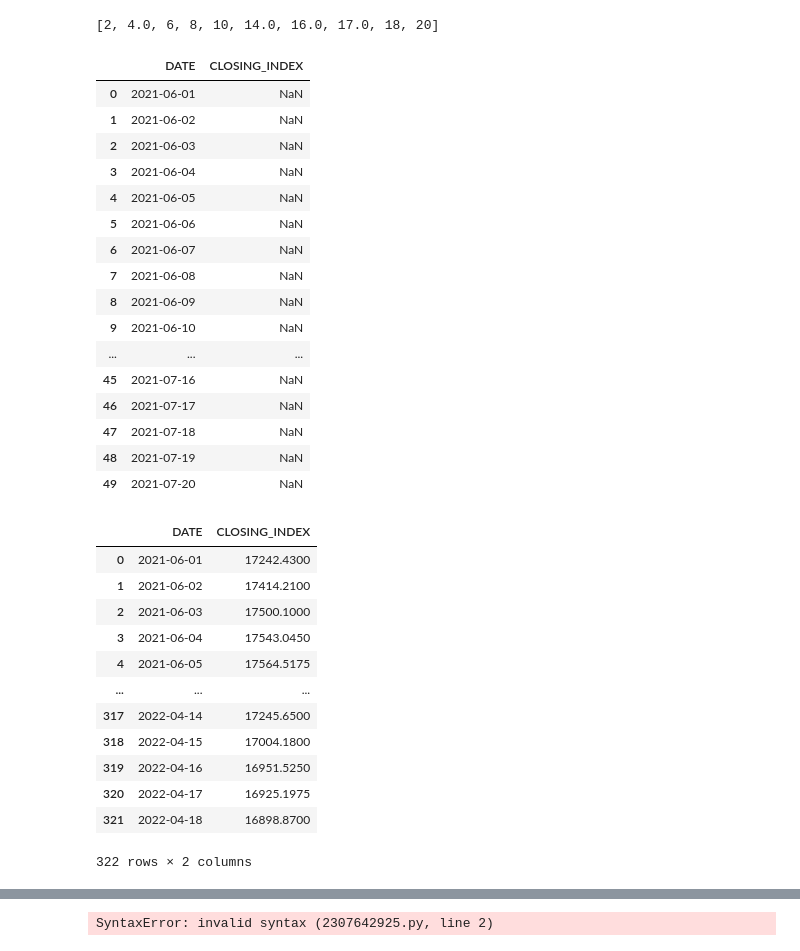
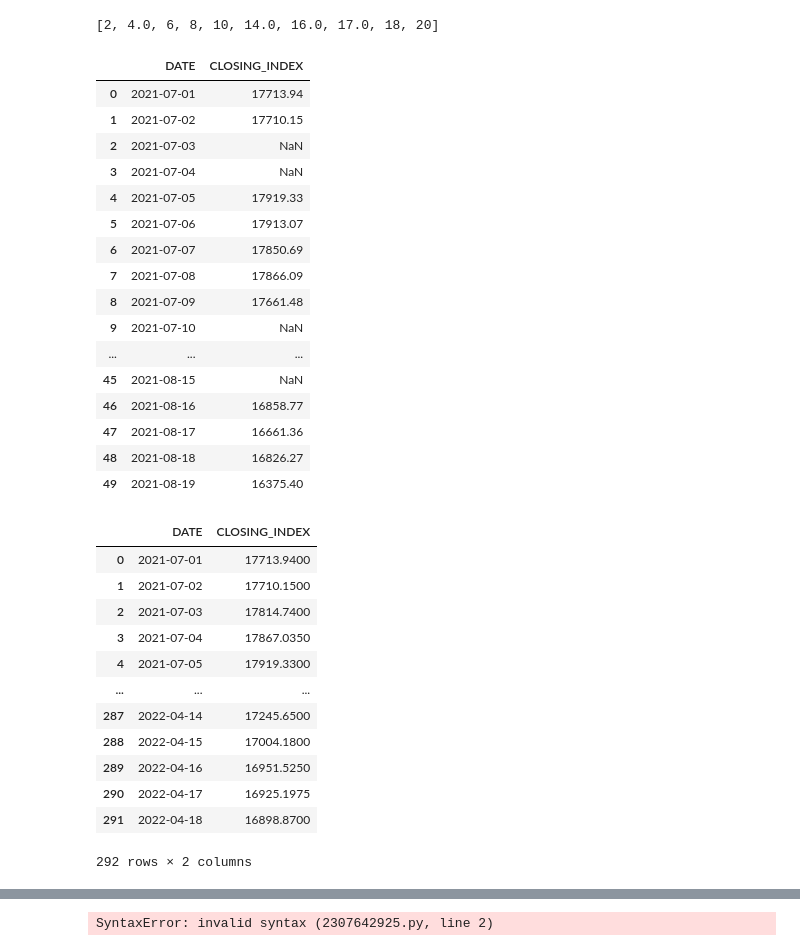
Before and after one commit to tlyu0419/Stock-Prediction-Using-Facebook-Sentiment-with-Python, a Jupyter notebook: 03_Stock_Price.ipynb, the cells around one changed output, grey strips where cells are left out. Saved outputs shown, nothing was run; the diff lists cells and outputs as text; code cells hidden in the pictures.

```diff
--- a/03_Stock_Price.ipynb
+++ b/03_Stock_Price.ipynb
@@ -17,7 +17,7 @@ rs = requests.Session()
 headers={'Referer': 'https://www.twse.com.tw/zh/',
          'headers':'User-Agent: Mozilla/5.0 (Windows NT 10.0; Win64; x64) AppleWebKit/537.36 (KHTML, like Gecko) Chrome/100.0.4896.75 Safari/537.36 Edg/100.0.1185.39'}
 
-for date in pd.date_range('2021-12-01', '2022-04-01', freq='MS'):
+for date in pd.date_range('2021-07-01', '2022-04-01', freq='MS'):
     url = 'https://www.twse.com.tw/en/indicesReport/MI_5MINS_HIST?response=json&date={}'.format(date.strftime('%Y%m%d'))
     print(url)
     resp = rs.get(url, headers=headers)
@@ -132,29 +137,29 @@ closings
 [2, 4.0, 6, 8, 10, 14.0, 16.0, 17.0, 18, 20]
 # %%
 ## 如何處理遺漏值 - 週末、假日...
-stock_price = pd.DataFrame(pd.date_range('2021-06-01', '2022-04-18', freq='D'), columns=['DATE'])
+stock_price = pd.DataFrame(pd.date_range('2021-07-01', '2022-04-18', freq='D'), columns=['DATE'])
 stock_price = pd.merge(stock_price, df[['DATE', 'CLOSING_INDEX']], how='left', on='DATE')
 stock_price.head(50)
 # %% [output]
 |  | DATE | CLOSING_INDEX |
-| 0 | 2021-06-01 | NaN |
-| 1 | 2021-06-02 | NaN |
-| 2 | 2021-06-03 | NaN |
-| 3 | 2021-06-04 | NaN |
-| 4 | 2021-06-05 | NaN |
-| 5 | 2021-06-06 | NaN |
-| 6 | 2021-06-07 | NaN |
-| 7 | 2021-06-08 | NaN |
-| 8 | 2021-06-09 | NaN |
-| 9 | 2021-06-10 | NaN |
+| 0 | 2021-07-01 | 17713.94 |
+| 1 | 2021-07-02 | 17710.15 |
+| 2 | 2021-07-03 | NaN |
+| 3 | 2021-07-04 | NaN |
+| 4 | 2021-07-05 | 17919.33 |
+| 5 | 2021-07-06 | 17913.07 |
+| 6 | 2021-07-07 | 17850.69 |
+| 7 | 2021-07-08 | 17866.09 |
+| 8 | 2021-07-09 | 17661.48 |
+| 9 | 2021-07-10 | NaN |
 | ... | ... | ... |
-| 45 | 2021-07-16 | NaN |
-| 46 | 2021-07-17 | NaN |
-| 47 | 2021-07-18 | NaN |
-| 48 | 2021-07-19 | NaN |
-| 49 | 2021-07-20 | NaN |
+| 45 | 2021-08-15 | NaN |
+| 46 | 2021-08-16 | 16858.77 |
+| 47 | 2021-08-17 | 16661.36 |
+| 48 | 2021-08-18 | 16826.27 |
+| 49 | 2021-08-19 | 16375.40 |
 # %%
-stock_price = stock_price.loc[stock_price['DATE']!='2019-12-01']
+stock_price = stock_price.loc[stock_price['DATE']!='2019-07-01']
 for i in range(stock_price.shape[0]):
     if str(stock_price['CLOSING_INDEX'].values[i]) != 'nan':
         pass
@@ -171,18 +176,18 @@ for i in range(stock_price.shape[0]):
 stock_price
 # %% [output]
 |  | DATE | CLOSING_INDEX |
-| 0 | 2021-06-01 | 17242.4300 |
-| 1 | 2021-06-02 | 17414.2100 |
-| 2 | 2021-06-03 | 17500.1000 |
-| 3 | 2021-06-04 | 17543.0450 |
-| 4 | 2021-06-05 | 17564.5175 |
+| 0 | 2021-07-01 | 17713.9400 |
+| 1 | 2021-07-02 | 17710.1500 |
+| 2 | 2021-07-03 | 17814.7400 |
+| 3 | 2021-07-04 | 17867.0350 |
+| 4 | 2021-07-05 | 17919.3300 |
 | ... | ... | ... |
-| 317 | 2022-04-14 | 17245.6500 |
-| 318 | 2022-04-15 | 17004.1800 |
-| 319 | 2022-04-16 | 16951.5250 |
-| 320 | 2022-04-17 | 16925.1975 |
-| 321 | 2022-04-18 | 16898.8700 |
+| 287 | 2022-04-14 | 17245.6500 |
+| 288 | 2022-04-15 | 17004.1800 |
+| 289 | 2022-04-16 | 16951.5250 |
+| 290 | 2022-04-17 | 16925.1975 |
+| 291 | 2022-04-18 | 16898.8700 |
-322 rows × 2 columns
+292 rows × 2 columns
 # %%
 stock_price.head(20)
 # %% [output]
```
Also changed, not shown: parts of 5 cells of this notebook, 7 other files.
